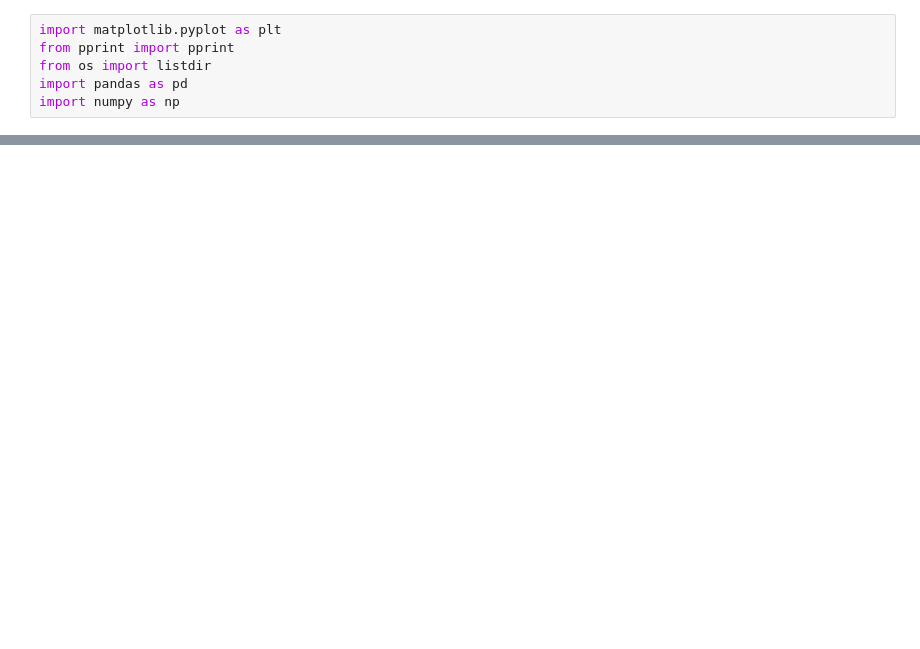
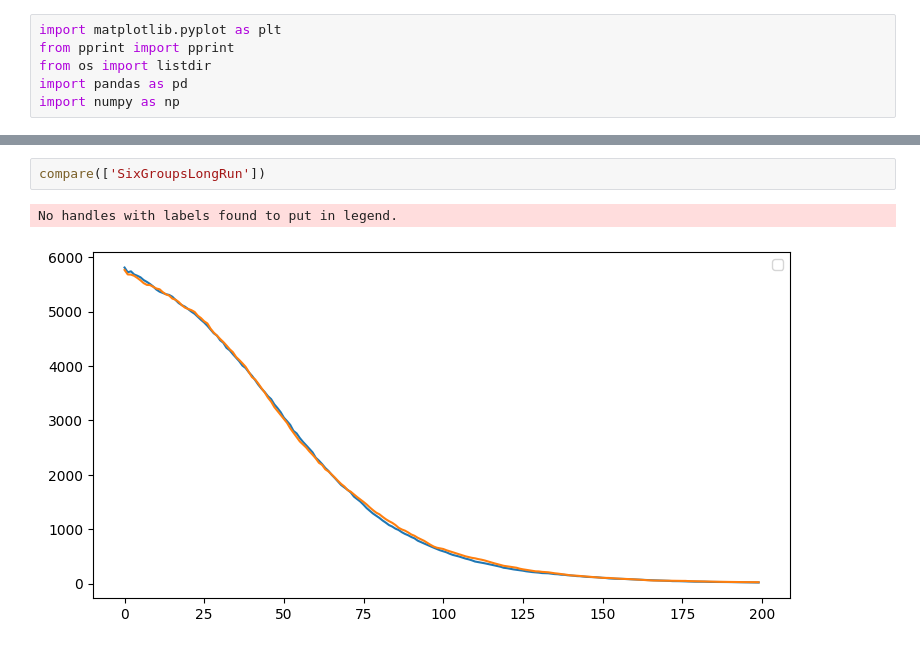
Before and after one commit to bhosley/Schoolwork, a Jupyter notebook: 2023Q1 - Discrete Event Simulation/Project/Analysis.ipynb, the cells around one changed output, grey strips where cells are left out. Cells and saved outputs as stored; diff of their text form; blank space fills up the shorter version.

```diff
--- a/2023Q1 - Discrete Event Simulation/Project/Analysis.ipynb
+++ b/2023Q1 - Discrete Event Simulation/Project/Analysis.ipynb
@@ -61,0 +65,5 @@ compare(['IntegrationistWithEmpty'])
+# %%
+compare(['SixGroupsLongRun'])
+# %% [output]
+No handles with labels found to put in legend.
+[figure, added]
```
Also changed, not shown: parts of 8 cells of this notebook.
